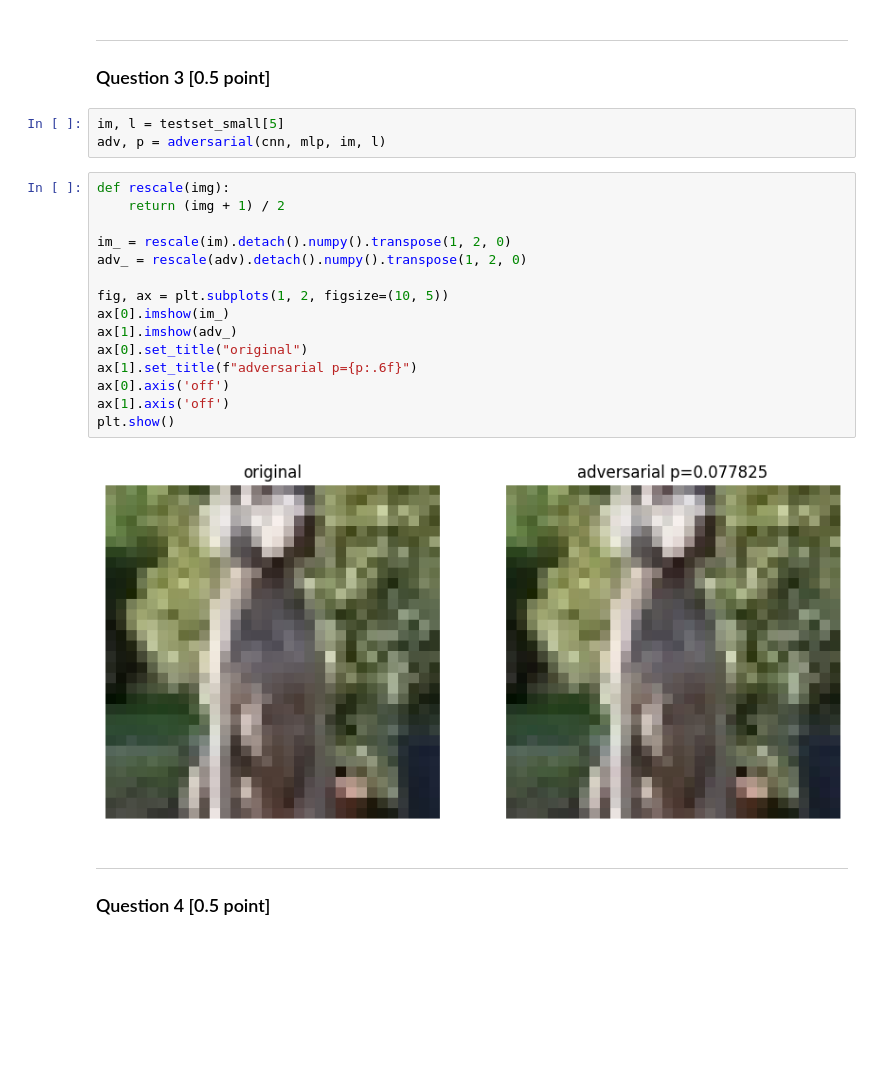
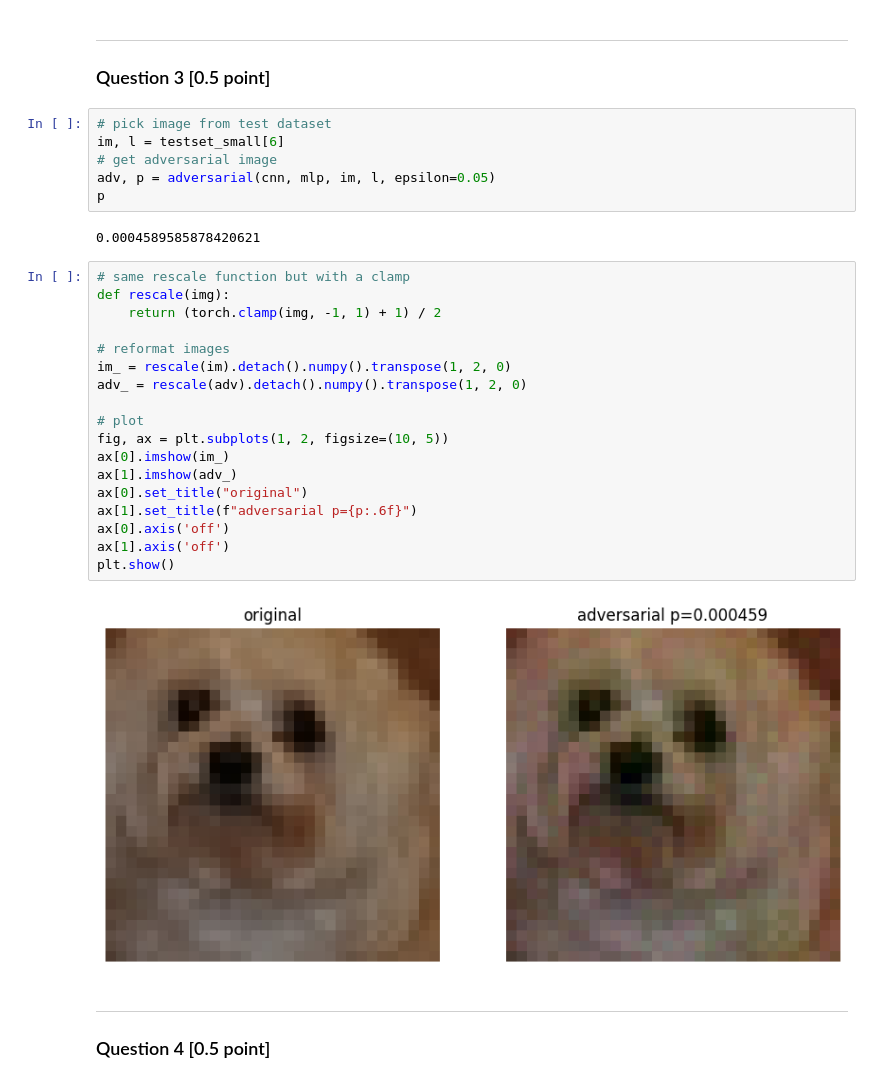
Before and after one commit to sallsdagrate/mfml_cw2, a Jupyter notebook: coursework2.ipynb, the cells around one changed output. Saved outputs shown, nothing was run; the diff lists cells and outputs as text; blank space fills up the shorter version.

```diff
--- a/coursework2.ipynb
+++ b/coursework2.ipynb
@@ -844,25 +880,33 @@ After T iterations, the current image is taken as the adversarial image.
 ***
 ### Question 3 [0.5 point]
 # %%
-im, l = testset_small[5]
-adv, p = adversarial(cnn, mlp, im, l)
+# pick image from test dataset
+im, l = testset_small[6]
+# get adversarial image
+adv, p = adversarial(cnn, mlp, im, l, epsilon=0.05)
+p
+# %% [output]
+0.0004589585878420621
 # %%
+# same rescale function but with a clamp
 def rescale(img):
-    return (img + 1) / 2
+    return (torch.clamp(img, -1, 1) + 1) / 2
 
+# reformat images
 im_ = rescale(im).detach().numpy().transpose(1, 2, 0)
 adv_ = rescale(adv).detach().numpy().transpose(1, 2, 0)
 
+# plot
 fig, ax = plt.subplots(1, 2, figsize=(10, 5))
 ax[0].imshow(im_)
 ax[1].imshow(adv_)
 ax[0].set_title("original")
 ax[1].set_title(f"adversarial p={p:.6f}")
 ax[0].axis('off')
 ax[1].axis('off')
 plt.show()
 # %% [output]
-[figure, old version]
+[figure, new version]
 # %% [markdown]
 ***
 ### Question 4 [0.5 point]
```
Also changed, not shown: parts of 13 cells of this notebook.
